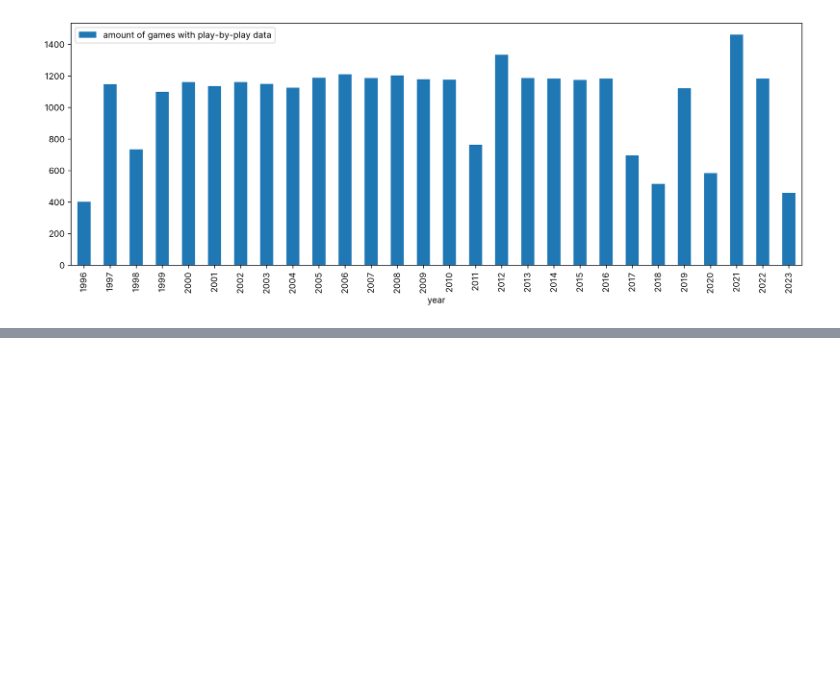
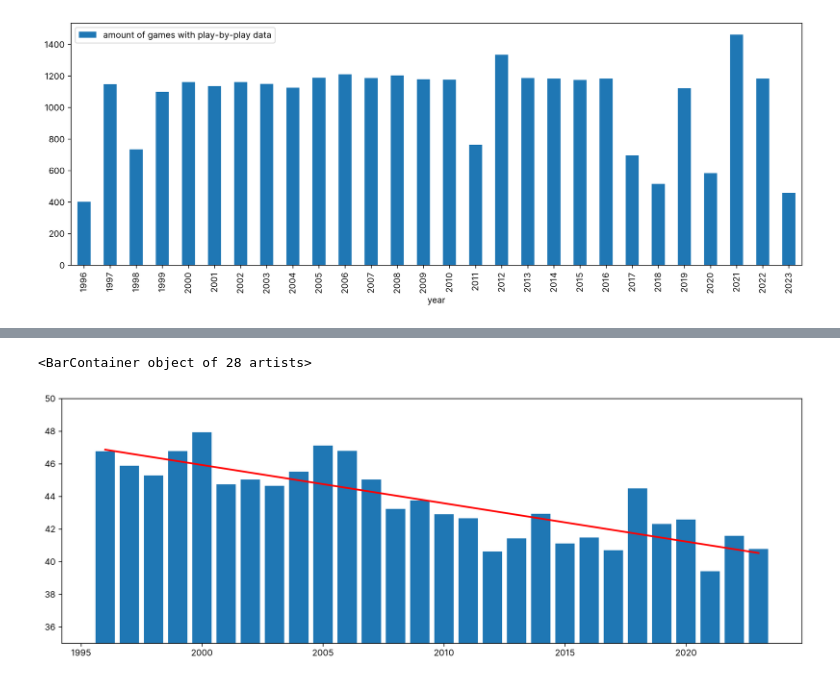
Before and after one commit to malte-j/dataviz-2023, a Jupyter notebook: notebooks/play-by-play.ipynb, the cells around one changed output, grey strips where cells are left out. Cells and saved outputs as stored; diff of their text form; code cells hidden in the pictures; blank space fills up the shorter version.

```diff
--- a/notebooks/play-by-play.ipynb
+++ b/notebooks/play-by-play.ipynb
@@ -58,0 +132,4 @@ play_by_play_n_games.plot.bar(x='year', y='n_games', figsize=(15, 5), label="amo
+# %%
+# normalize fouls by play_by_play_n_games and store in new variable
+play_by_play_n_fouls['n_fouls_per_game'] = play_by_play_n_fouls['n_fouls'] / play_by_play_n_games['n_games']
+play_by_play_n_fouls
@@ -58,0 +154,24 @@ play_by_play_n_games.plot.bar(x='year', y='n_games', figsize=(15, 5), label="amo
+# %%
+# start y axis at 30
+# plt.ylim(35, 50)
+# play_by_play_n_fouls.plot.bar(x='year', y='n_fouls_per_game', figsize=(15, 5), label="amount of fouls per game")
+
+# add linear regression line
+import numpy as np
+from sklearn.linear_model import LinearRegression
+
+x = np.array(play_by_play_n_fouls['year']).reshape((-1, 1))
+y = np.array(play_by_play_n_fouls['n_fouls_per_game'])
+
+model = LinearRegression().fit(x, y)
+# set figsize to 15x5
+plt.figure(figsize=(15, 5))
+# start y axis at 30
+plt.ylim(35, 50)
+
+plt.plot(x, model.predict(x), color='red', linewidth=2, label="linear regression")
+# plot fouls per game as bar chart
+plt.bar(x='year', height='n_fouls_per_game', data=play_by_play_n_fouls, label="amount of fouls per game")
+# %% [output]
+<BarContainer object of 28 artists>
+[figure, added]
```
Also changed, not shown: parts of 10 cells of this notebook.
